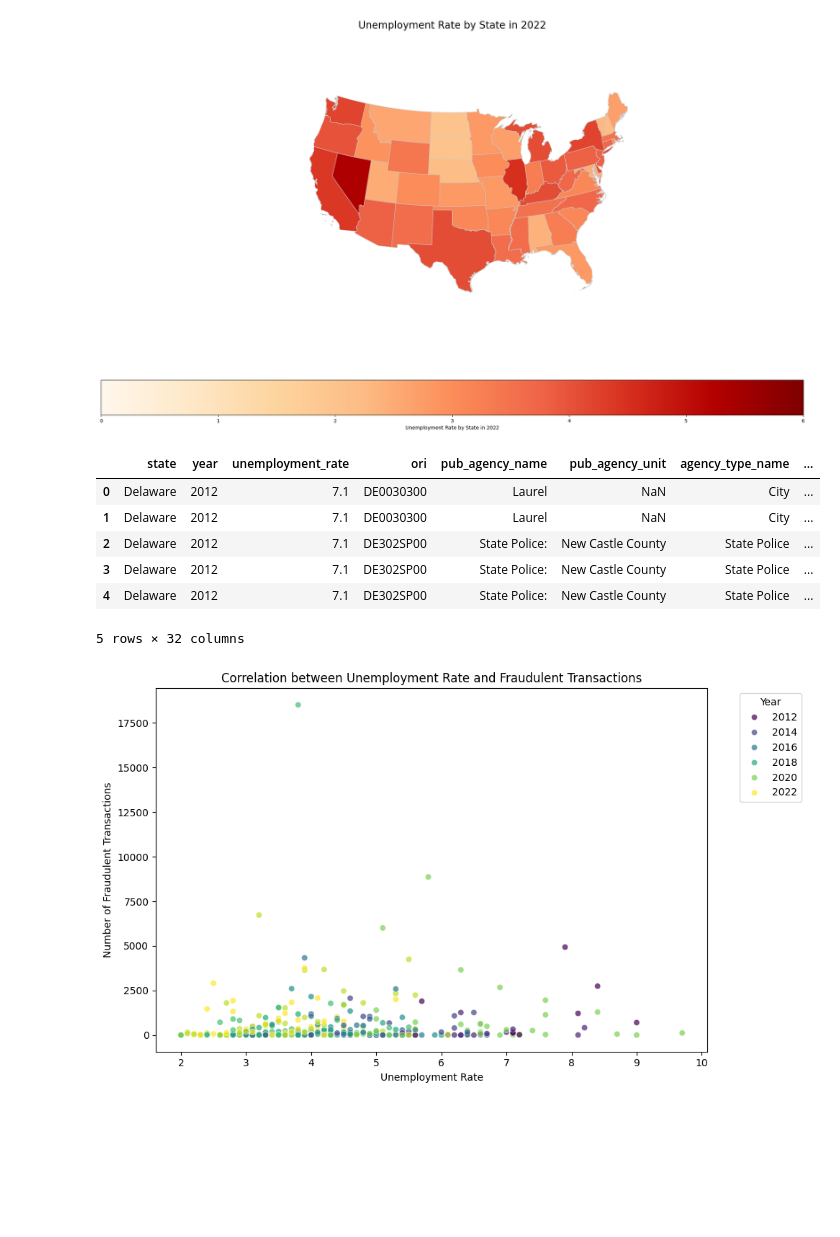
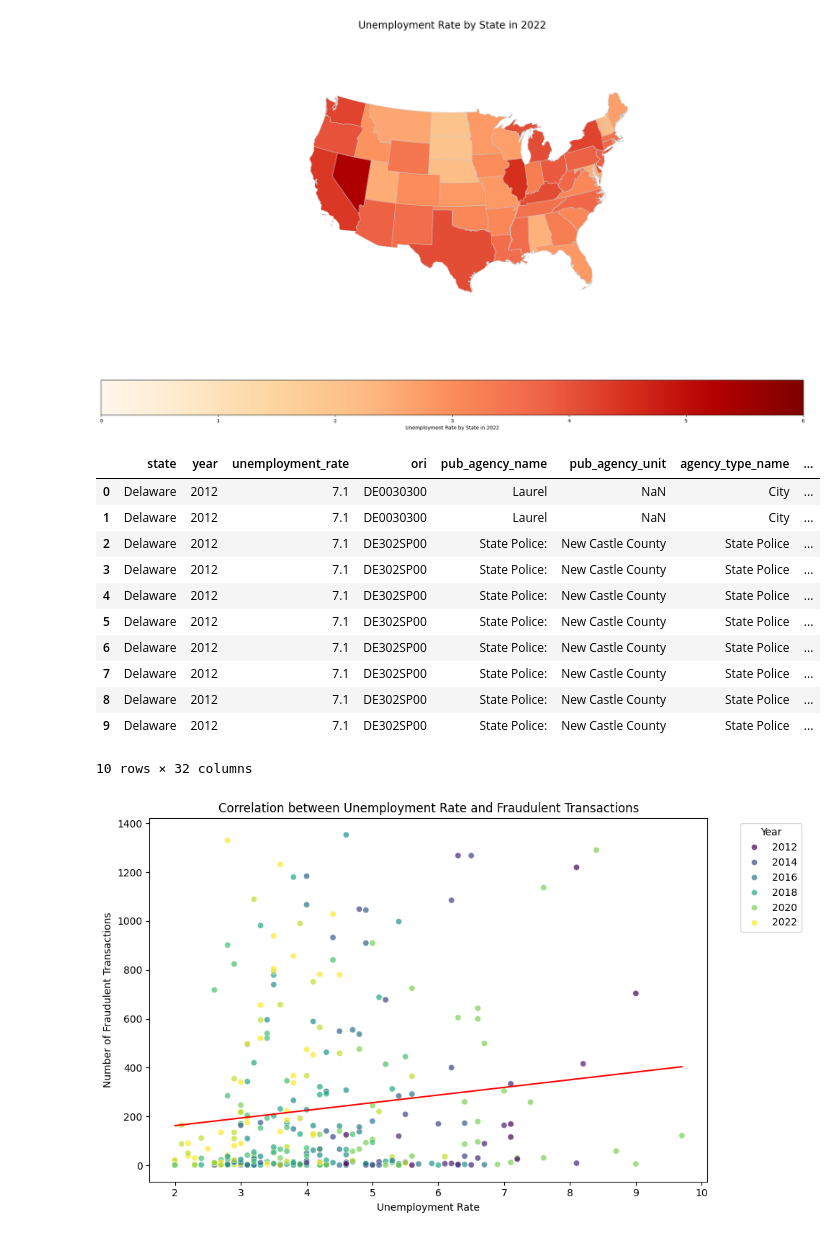
Before and after one commit to ryantangmj/ryantangmj.github.io, a Jupyter notebook: final_tutorial.ipynb, the cells around one changed output. Drawn from its saved outputs; the diff is of its cells as text; code cells hidden in the pictures; blank space fills up the shorter version.

Commit message:
Updated correlation visualization for unemployment

```diff
--- a/final_tutorial.ipynb
+++ b/final_tutorial.ipynb
@@ -575,7 +576,7 @@ merged_df = pd.merge(df_unemployment, data_cargo, left_on=['state', 'year'], rig
 merged_df.drop(["data_year", "state_name"], axis=1, inplace=True)
 
 # display the merged DataFrame
-display(merged_df.head())
+display(merged_df.head(10))
 # %% [output]
 |  | state | year | unemployment_rate | ori | pub_agency_name | pub_agency_unit | agency_type_name | ... |
 | 0 | Delaware | 2012 | 7.1 | DE0030300 | Laurel | NaN | City | ... |
@@ -583,22 +584,50 @@ display(merged_df.head())
 | 2 | Delaware | 2012 | 7.1 | DE302SP00 | State Police: | New Castle County | State Police | ... |
 | 3 | Delaware | 2012 | 7.1 | DE302SP00 | State Police: | New Castle County | State Police | ... |
 | 4 | Delaware | 2012 | 7.1 | DE302SP00 | State Police: | New Castle County | State Police | ... |
+| 5 | Delaware | 2012 | 7.1 | DE302SP00 | State Police: | New Castle County | State Police | ... |
+| 6 | Delaware | 2012 | 7.1 | DE302SP00 | State Police: | New Castle County | State Police | ... |
+| 7 | Delaware | 2012 | 7.1 | DE302SP00 | State Police: | New Castle County | State Police | ... |
+| 8 | Delaware | 2012 | 7.1 | DE302SP00 | State Police: | New Castle County | State Police | ... |
+| 9 | Delaware | 2012 | 7.1 | DE302SP00 | State Police: | New Castle County | State Police | ... |
-5 rows × 32 columns
+10 rows × 32 columns
 # %%
 # aggregate data_cargo to count the number of entries per state and year
 cargo_counts = merged_df.groupby(['state', 'year']).agg(
     cargo_count=('state', 'size'),
     unemployment_rate=('unemployment_rate', 'mean')
 ).reset_index()
 
+# calculate Q1 (25th percentile) and Q3 (75th percentile)
+Q1 = cargo_counts['cargo_count'].quantile(0.25)
+Q3 = cargo_counts['cargo_count'].quantile(0.75)
+
+# calculate the Interquartile Range (IQR)
+IQR = Q3 - Q1
+
+# define the outlier boundaries
+lower_bound = Q1 - 1.5 * IQR
+upper_bound = Q3 + 1.5 * IQR
+
+# filter out any outliers
+cargo_counts_filtered = cargo_counts[(cargo_counts['cargo_count'] >= lower_bound) & (cargo_counts['cargo_count'] <= upper_bound)]
+
 # plot the correlation
 plt.figure(figsize=(10, 6))
-sns.scatterplot(data=cargo_counts, x='unemployment_rate', y='cargo_count', hue='year', palette='viridis', alpha=0.7)
+sns.scatterplot(data=cargo_counts_filtered, x='unemployment_rate', y='cargo_count', hue='year', palette='viridis', alpha=0.7)
 plt.xlabel('Unemployment Rate')
 plt.ylabel('Number of Fraudulent Transactions')
 plt.title('Correlation between Unemployment Rate and Fraudulent Transactions')
 plt.legend(title='Year', bbox_to_anchor=(1.05, 1), loc='upper left')
+
+slope, intercept, r_value, p_value, std_err = linregress(cargo_counts_filtered['unemployment_rate'], cargo_counts_filtered['cargo_count'])
+# create x values for the line
+x_vals = np.array(cargo_counts_filtered['unemployment_rate'])
+x_vals_sorted = np.sort(x_vals)
+y_vals = slope * x_vals_sorted + intercept
+# plot the regression line
+plt.plot(x_vals_sorted, y_vals, color='red')
+
 plt.tight_layout()
 plt.show()
 # %% [output]
-[figure, old version]
+[figure, new version]
```
Also changed, not shown: parts of 1 cell of this notebook.
